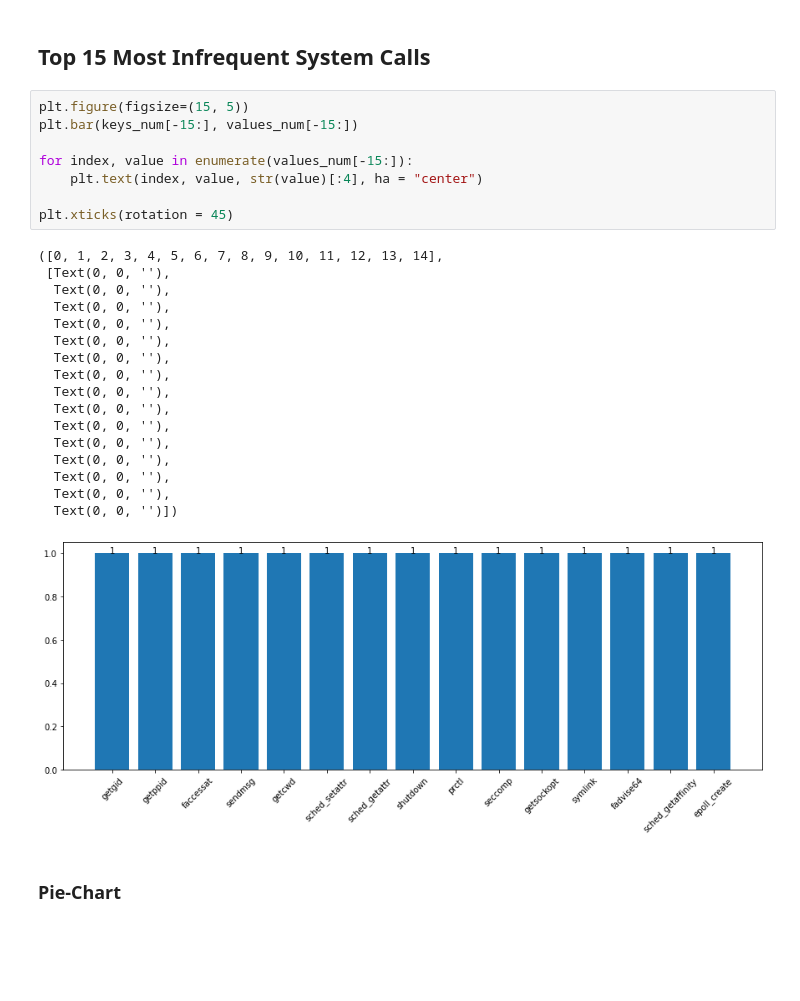
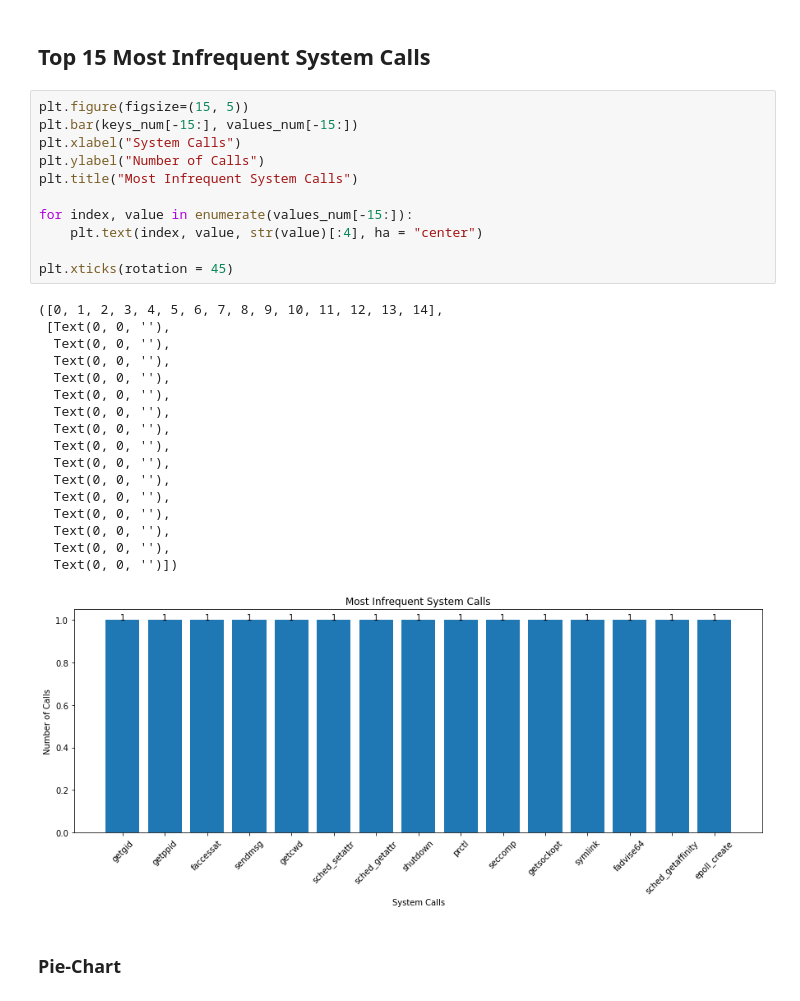
Before and after one commit to RIT3shSapata/CCBD_Assignment, a Jupyter notebook: Analysis/Analysis.ipynb, the cells around one changed output. Saved outputs shown, nothing was run; the diff lists cells and outputs as text; blank space fills up the shorter version.

Commit message:
Added labels and title for infrequent calls

```diff
--- a/Analysis/Analysis.ipynb
+++ b/Analysis/Analysis.ipynb
@@ -504,29 +504,32 @@ plt.legend(loc = "best", bbox_to_anchor = (1.05, 1))
 # %%
 plt.figure(figsize=(15, 5))
 plt.bar(keys_num[-15:], values_num[-15:])
+plt.xlabel("System Calls")
+plt.ylabel("Number of Calls")
+plt.title("Most Infrequent System Calls")
 
 for index, value in enumerate(values_num[-15:]):
     plt.text(index, value, str(value)[:4], ha = "center")
 
 plt.xticks(rotation = 45)
 # %% [output]
 ([0, 1, 2, 3, 4, 5, 6, 7, 8, 9, 10, 11, 12, 13, 14],
  [Text(0, 0, ''),
   Text(0, 0, ''),
   Text(0, 0, ''),
   Text(0, 0, ''),
   Text(0, 0, ''),
   Text(0, 0, ''),
   Text(0, 0, ''),
   Text(0, 0, ''),
   Text(0, 0, ''),
   Text(0, 0, ''),
   Text(0, 0, ''),
   Text(0, 0, ''),
   Text(0, 0, ''),
   Text(0, 0, ''),
   Text(0, 0, '')])
-[figure, old version]
+[figure, new version]
 # %% [markdown]
 ### Pie-Chart
 # %%
```
